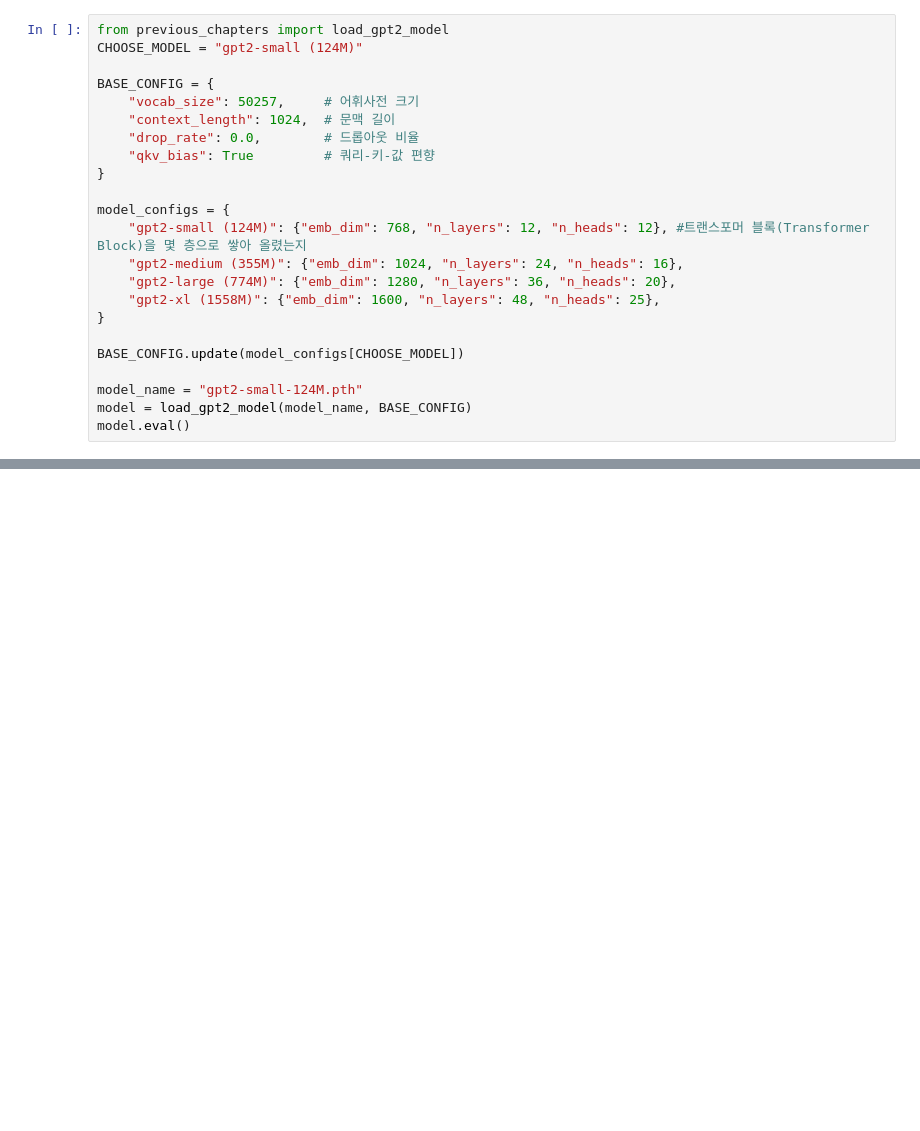
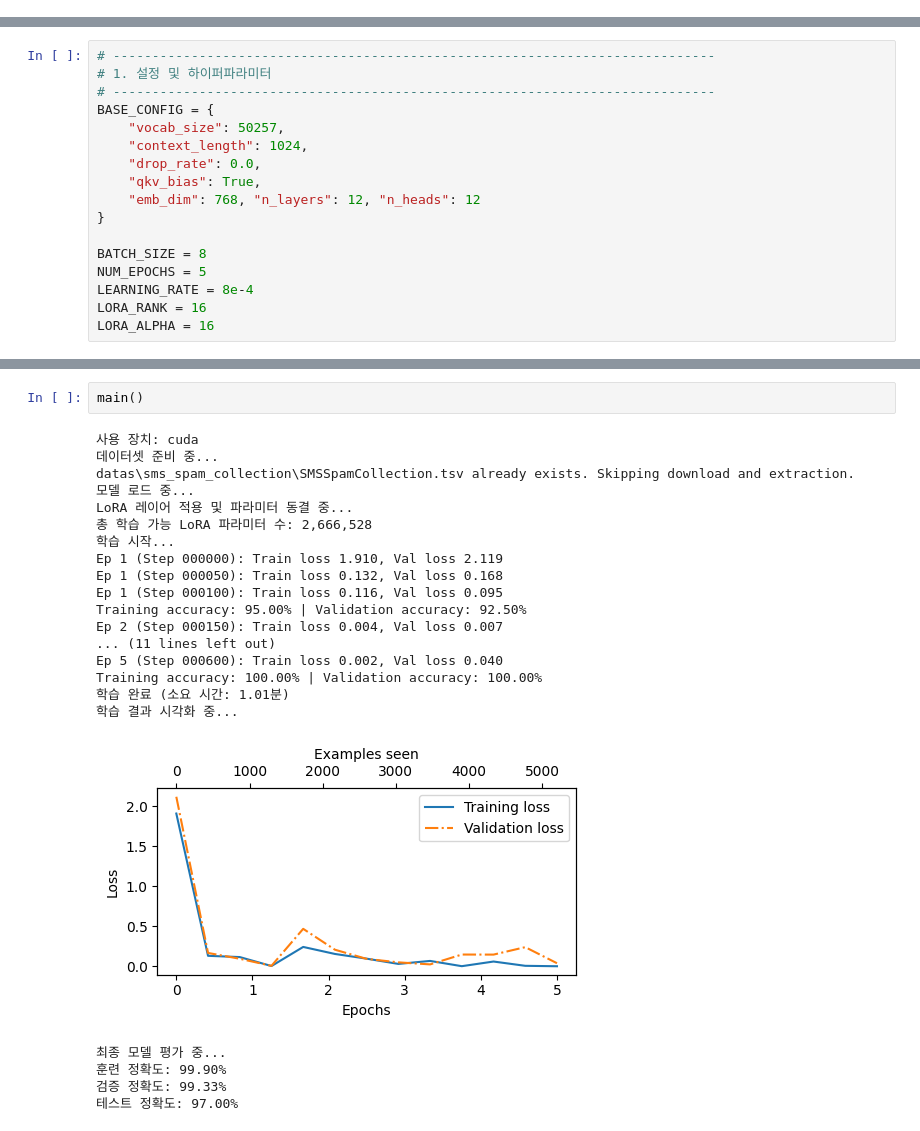
Before and after one commit to heury/llm_hands_on, a Jupyter notebook: Chapter_6_Excercise_Finetuning_Classification_LoRA.ipynb, the cells around one changed output, grey strips where cells are left out. Drawn from its saved outputs; the diff is of its cells as text; blank space fills up the shorter version.

```diff
--- a/Chapter_6_Excercise_Finetuning_Classification_LoRA.ipynb
+++ b/Chapter_6_Excercise_Finetuning_Classification_LoRA.ipynb
@@ -120,23 +0,0 @@ def replace_linear_with_lora(model, rank, alpha):
-# %%
-from previous_chapters import load_gpt2_model
-CHOOSE_MODEL = "gpt2-small (124M)"
-
-BASE_CONFIG = {
-    "vocab_size": 50257,     # 어휘사전 크기
-    "context_length": 1024,  # 문맥 길이
-    "drop_rate": 0.0,        # 드롭아웃 비율
-    "qkv_bias": True         # 쿼리-키-값 편향
-}
-
-model_configs = {
-    "gpt2-small (124M)": {"emb_dim": 768, "n_layers": 12, "n_heads": 12}, #트랜스포머 블록(Transformer Block)을 몇 층으로 쌓아 올렸는지
-    "gpt2-medium (355M)": {"emb_dim": 1024, "n_layers": 24, "n_heads": 16},
-    "gpt2-large (774M)": {"emb_dim": 1280, "n_layers": 36, "n_heads": 20},
-    "gpt2-xl (1558M)": {"emb_dim": 1600, "n_layers": 48, "n_heads": 25},
-}
-
-BASE_CONFIG.update(model_configs[CHOOSE_MODEL])
-
-model_name = "gpt2-small-124M.pth"
-model = load_gpt2_model(model_name, BASE_CONFIG)
-model.eval()
@@ -198,0 +25,17 @@ print(f"총 학습 가능 LoRA 파라미터 수: {total_params:,}")
+# %%
+# -----------------------------------------------------------------------------
+# 1. 설정 및 하이퍼파라미터
+# -----------------------------------------------------------------------------
+BASE_CONFIG = {
+    "vocab_size": 50257,
+    "context_length": 1024,
+    "drop_rate": 0.0,
+    "qkv_bias": True,
+    "emb_dim": 768, "n_layers": 12, "n_heads": 12
+}
+
+BATCH_SIZE = 8
+NUM_EPOCHS = 5
+LEARNING_RATE = 8e-4
+LORA_RANK = 16
+LORA_ALPHA = 16
@@ -198,0 +194,25 @@ print(f"총 학습 가능 LoRA 파라미터 수: {total_params:,}")
+# %%
+main()
+# %% [output]
+사용 장치: cuda
+데이터셋 준비 중...
+datas\sms_spam_collection\SMSSpamCollection.tsv already exists. Skipping download and extraction.
+모델 로드 중...
+LoRA 레이어 적용 및 파라미터 동결 중...
+총 학습 가능 LoRA 파라미터 수: 2,666,528
+학습 시작...
+Ep 1 (Step 000000): Train loss 1.910, Val loss 2.119
+Ep 1 (Step 000050): Train loss 0.132, Val loss 0.168
+Ep 1 (Step 000100): Train loss 0.116, Val loss 0.095
+Training accuracy: 95.00% | Validation accuracy: 92.50%
+Ep 2 (Step 000150): Train loss 0.004, Val loss 0.007
+... (11 lines left out)
+Ep 5 (Step 000600): Train loss 0.002, Val loss 0.040
+Training accuracy: 100.00% | Validation accuracy: 100.00%
+학습 완료 (소요 시간: 1.01분)
+학습 결과 시각화 중...
+[figure, added]
+최종 모델 평가 중...
+훈련 정확도: 99.90%
+검증 정확도: 99.33%
+테스트 정확도: 97.00%
```
Also changed, not shown: parts of 9 cells of this notebook, 12 other files.
